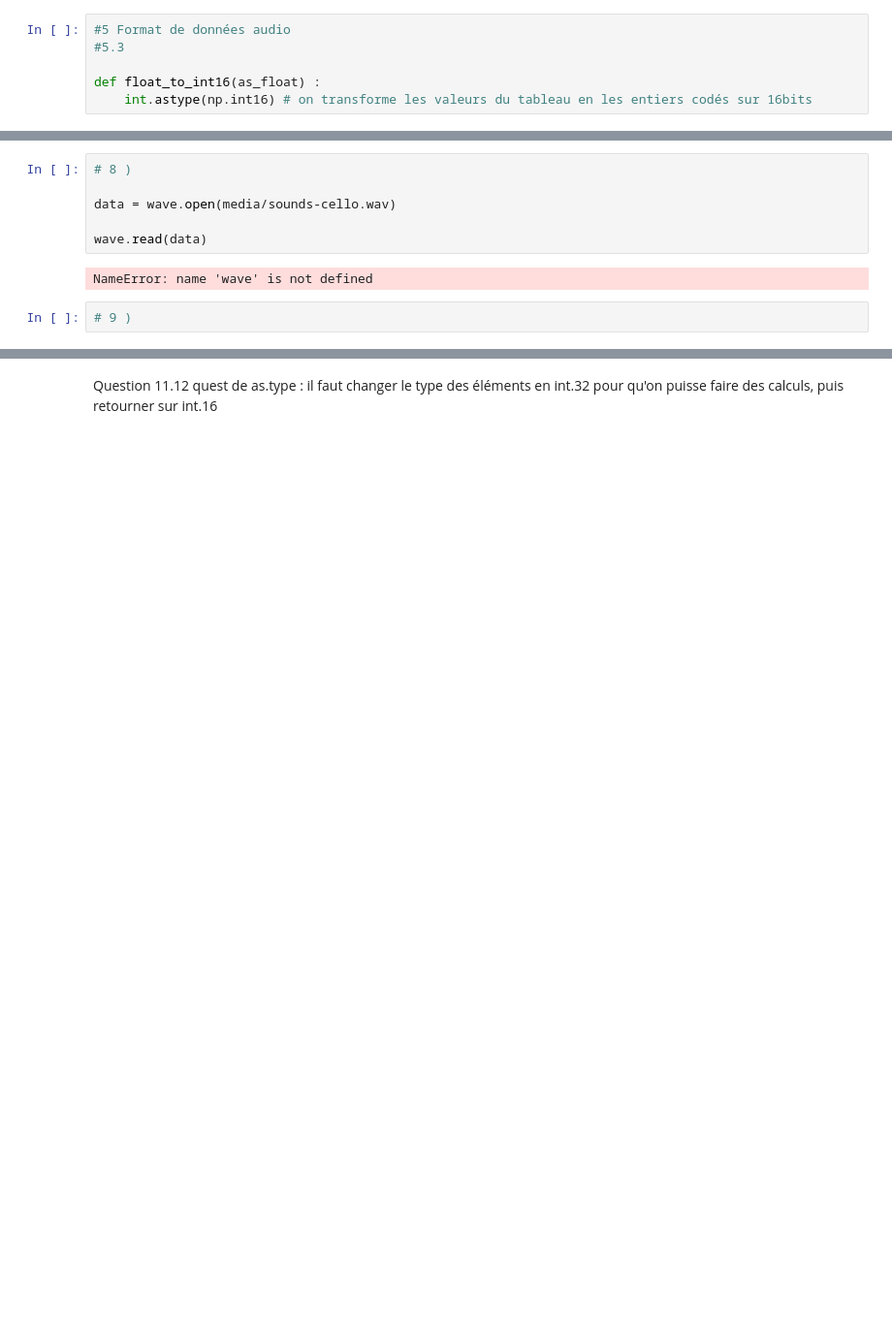
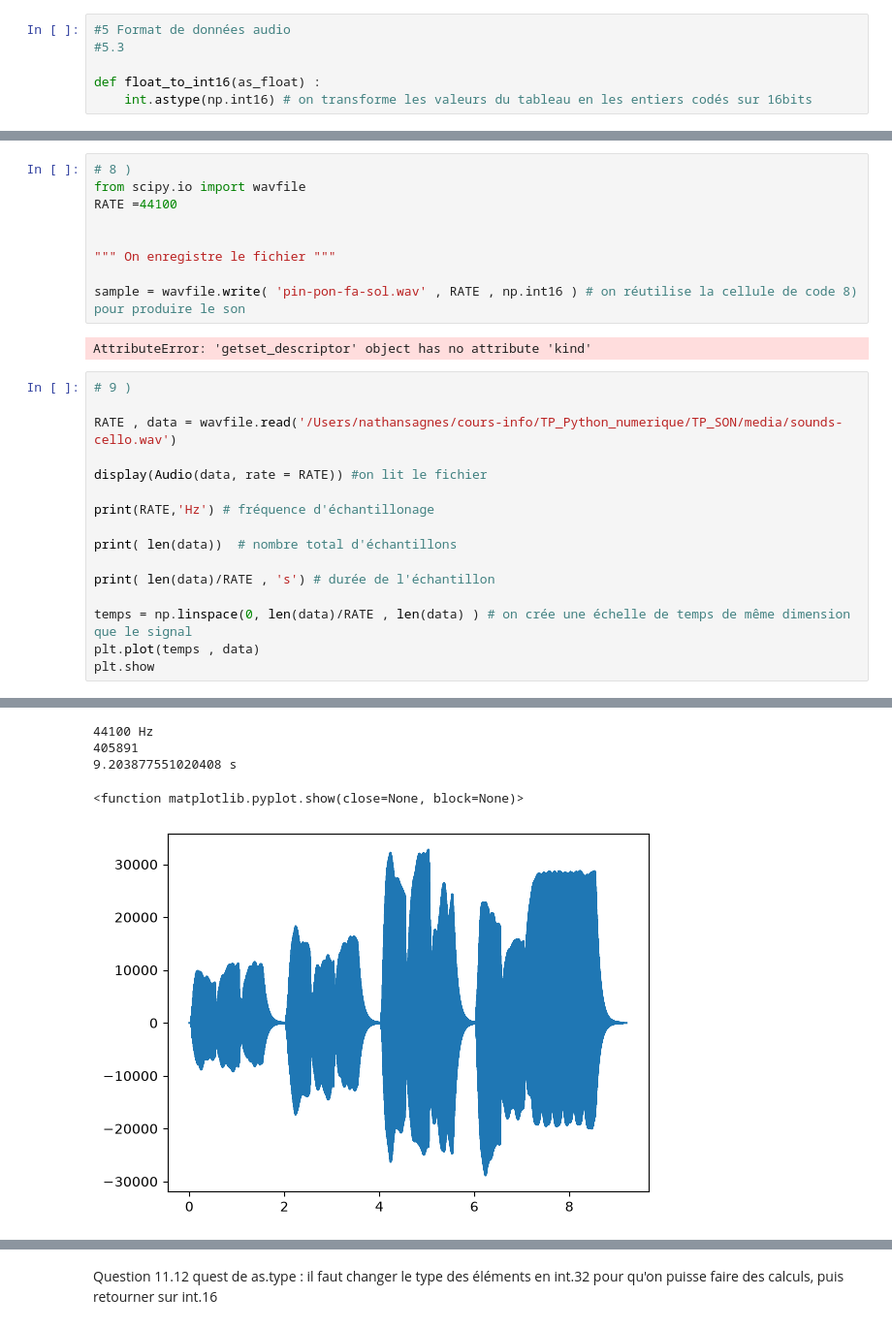
Before and after one commit to N-Sagnes/TP_Python_numerique, a Jupyter notebook: TP_SON/tpson2.ipynb, the cells around one changed output, grey strips where cells are left out. Shown at 97% size. Drawn from its saved outputs; the diff is of its cells as text; blank space fills up the shorter version.

```diff
--- a/TP_SON/tpson2.ipynb
+++ b/TP_SON/tpson2.ipynb
@@ -150,10 +151,28 @@ NameError: name 'np' is not defined
 # %%
 # 8 )
+from scipy.io import wavfile
+RATE =44100
 
-data = wave.open(media/sounds-cello.wav)
 
-wave.read(data)
+""" On enregistre le fichier """
+
+sample = wavfile.write( 'pin-pon-fa-sol.wav' , RATE , np.int16 ) # on réutilise la cellule de code 8) pour produire le son
 # %% [output]
-NameError: name 'wave' is not defined
+AttributeError: 'getset_descriptor' object has no attribute 'kind'
 # %%
 # 9 )
+
+RATE , data = wavfile.read('/Users/nathansagnes/cours-info/TP_Python_numerique/TP_SON/media/sounds-cello.wav')
+
+display(Audio(data, rate = RATE)) #on lit le fichier
+
+print(RATE,'Hz') # fréquence d'échantillonage
+
+print( len(data))  # nombre total d'échantillons
+
+print( len(data)/RATE , 's') # durée de l'échantillon
+
+temps = np.linspace(0, len(data)/RATE , len(data) ) # on crée une échelle de temps de même dimension que le signal
+plt.plot(temps , data)
+plt.show
+# %% [output]
@@ -159,0 +180,5 @@ NameError: name 'wave' is not defined
+44100 Hz
+405891
+9.203877551020408 s
+<function matplotlib.pyplot.show(close=None, block=None)>
+[figure, added]
```
Also changed, not shown: parts of 6 cells of this notebook, 2 other files.
